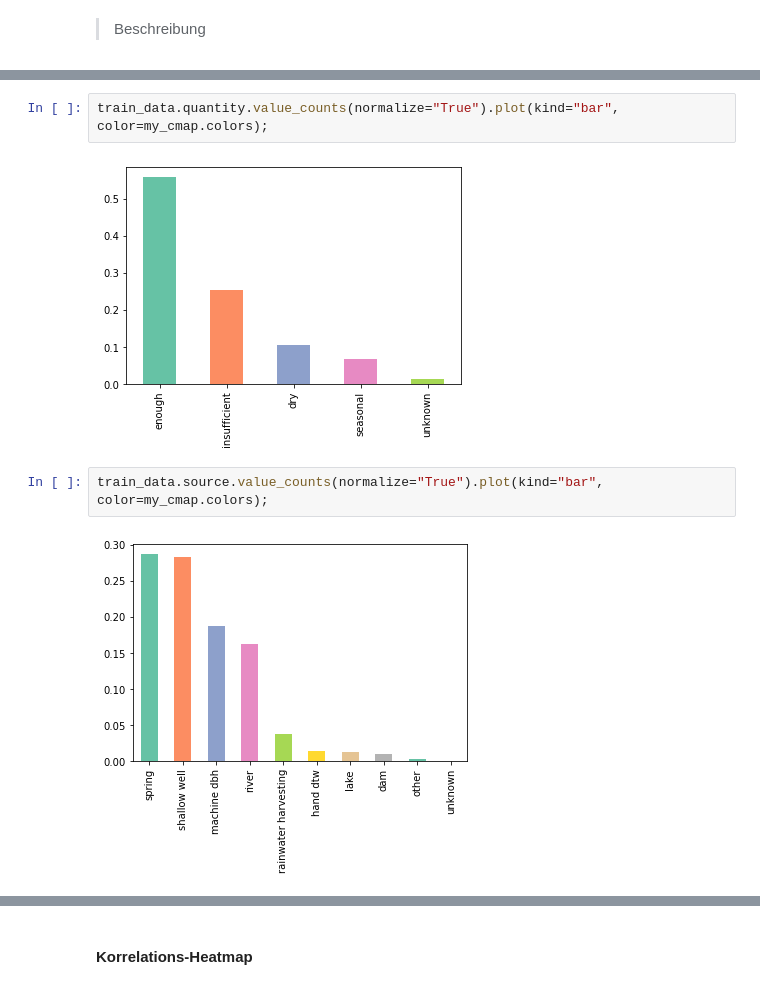
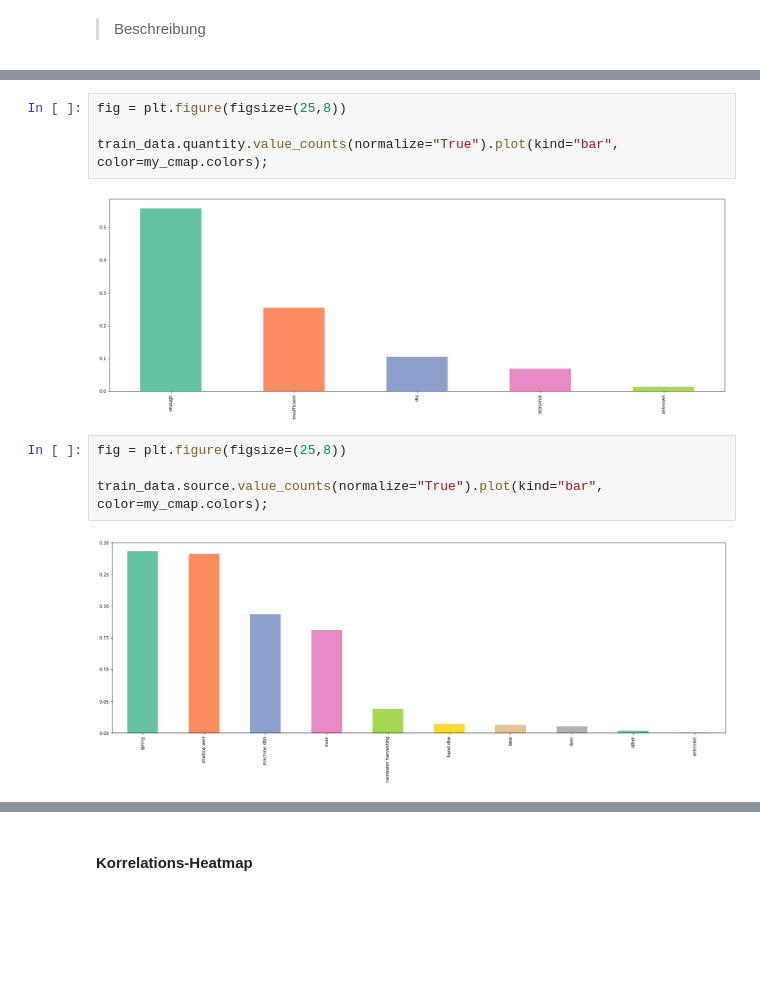
Before and after one commit to finitearth/DataExploration, a Jupyter notebook: presentation.ipynb, the cells around one changed output, grey strips where cells are left out. Drawn from its saved outputs; the diff is of its cells as text; blank space fills up the shorter version.

```diff
--- a/presentation.ipynb
+++ b/presentation.ipynb
@@ -334,9 +340,13 @@ train_data.management.value_counts(normalize="True").plot(kind="bar", color=my_c
 # %%
+fig = plt.figure(figsize=(25,8))
+
 train_data.quantity.value_counts(normalize="True").plot(kind="bar", color=my_cmap.colors);
 # %% [output]
-[figure, old version]
+[figure, new version]
 # %%
+fig = plt.figure(figsize=(25,8))
+
 train_data.source.value_counts(normalize="True").plot(kind="bar", color=my_cmap.colors);
 # %% [output]
-[figure, old version]
+[figure, new version]
 # %%
```
Also changed, not shown: parts of 13 cells of this notebook.
